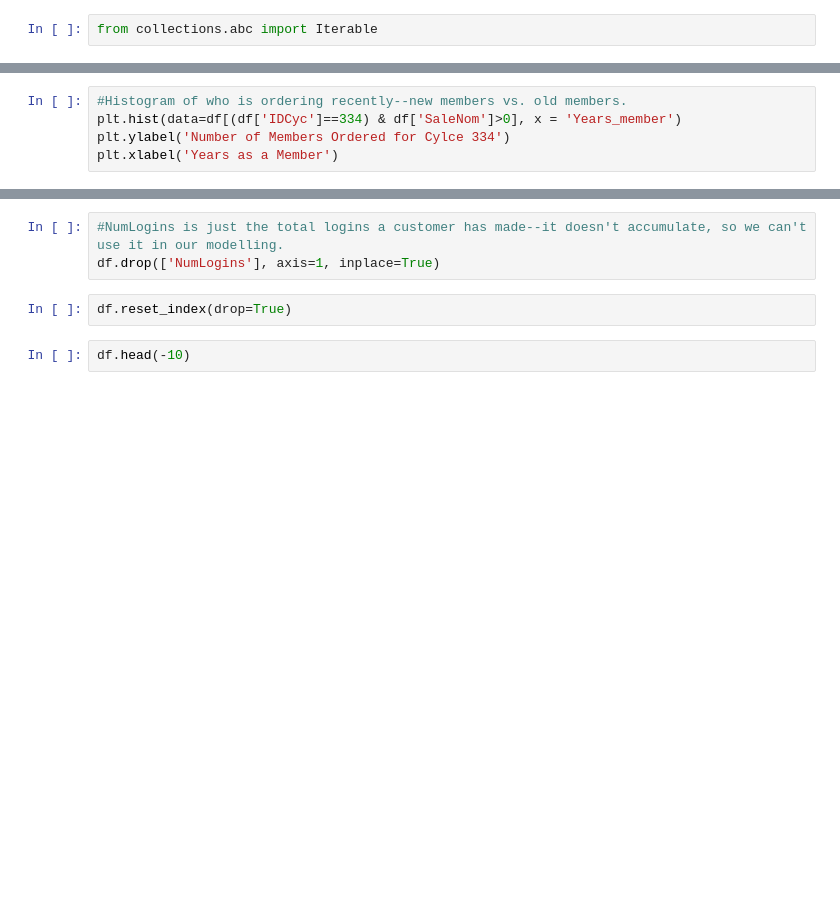
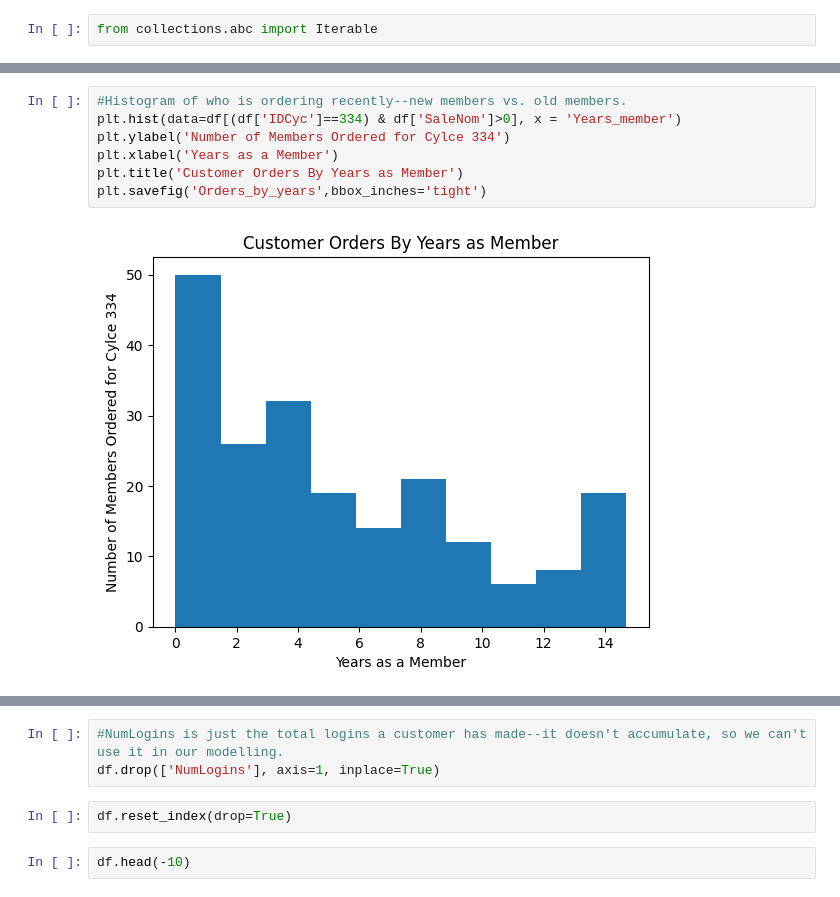
Before and after one commit to bowserd1/Iowa-Food-Coop, a Jupyter notebook: EDA.ipynb, the cells around one changed output, grey strips where cells are left out. Drawn from its saved outputs; the diff is of its cells as text; blank space fills up the shorter version.

```diff
--- a/EDA.ipynb
+++ b/EDA.ipynb
@@ -140,8 +247,12 @@ plt.xlabel('Years as a Member')
 # %%
 #Histogram of who is ordering recently--new members vs. old members.
 plt.hist(data=df[(df['IDCyc']==334) & df['SaleNom']>0], x = 'Years_member')
 plt.ylabel('Number of Members Ordered for Cylce 334')
 plt.xlabel('Years as a Member')
+plt.title('Customer Orders By Years as Member')
+plt.savefig('Orders_by_years',bbox_inches='tight')
+# %% [output]
+[figure, added]
 # %%
 #Scatterplot showing amount of most recent order vs. how many times the customer has ordered in the past.
 sns.scatterplot(data = df[df['IDCyc']==334], x = 'Cumulative_Number_of_Orders', y='SaleNom')
```
Also changed, not shown: parts of 32 cells of this notebook, 5 other files.
